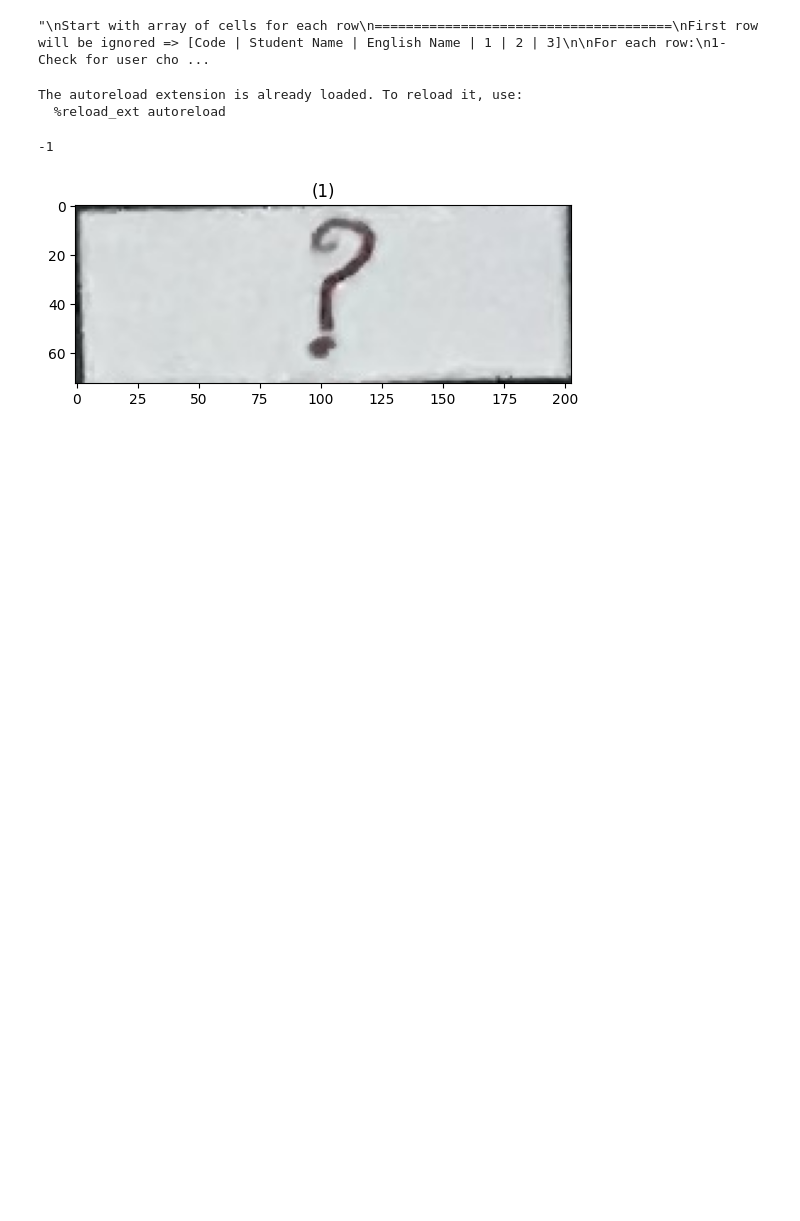
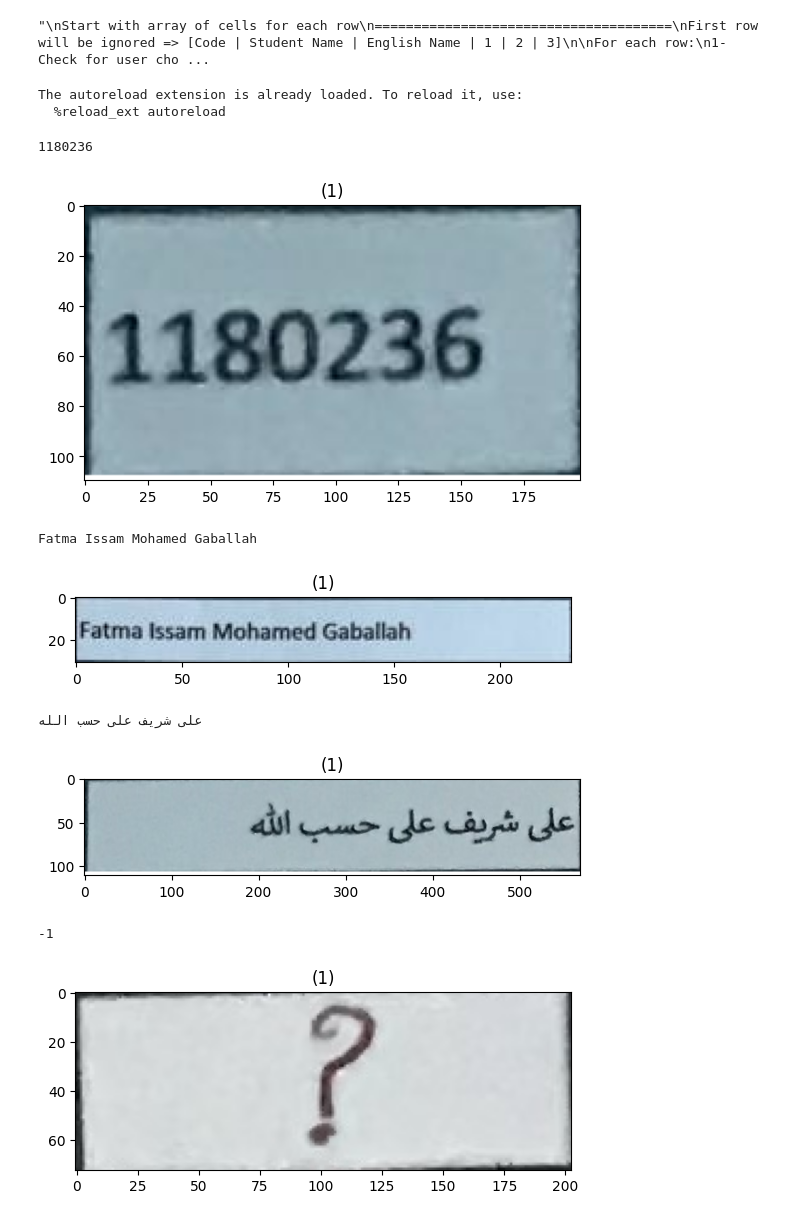
Before and after one commit to AhmedAlaa2024/Grade-Auto-Filler, a Jupyter notebook: Code/detectionPhase.ipynb, the cells around one changed output. Cells and saved outputs as stored; diff of their text form; code cells hidden in the pictures; blank space fills up the shorter version.

Commit message:
Finish detection phase without detect numbers

```diff
--- a/Code/detectionPhase.ipynb
+++ b/Code/detectionPhase.ipynb
@@ -42,26 +42,34 @@ pytesseract.pytesseract.tesseract_cmd = r'C:\Users\iiBesh00\AppData\Local\Tesser
 # %%
 def getCodeOrName(img, ara=False):
 	'''
-	img: Gray level image
+	img: Original image
 	ara: False for codes and english names, True for arabic name
 	'''
+	gray = cv2.cvtColor(img, cv2.COLOR_BGR2GRAY)
 	# get the string from the image and split it to get the wanted part
 	text = ""
 	if ara:
-		_, threshImg = cv2.threshold(img, 0, 255, cv2.THRESH_BINARY + cv2.THRESH_OTSU)
+		threshImg = cv2.threshold(gray, 0, 255, cv2.THRESH_BINARY + cv2.THRESH_OTSU)[1]
 		text = pytesseract.image_to_string(threshImg, lang="ara")
 	else:
-		text = pytesseract.image_to_string(img)
+		text = pytesseract.image_to_string(gray)
 	return text.split('\n')[0]
 
-# img = cv2.imread("./Samples/Detection phase samples/code.png", cv2.IMREAD_GRAYSCALE)
-# print(getCodeOrName(img))
-# show_images([img])
+img = cv2.imread("./Samples/Detection phase samples/code.png")
+print(getCodeOrName(img))
+show_images([img])
 
-# img = cv2.imread("./Samples/Detection phase samples/english name.png", cv2.IMREAD_GRAYSCALE)
-# print(getCodeOrName(img))
-# show_images([img])
+img = cv2.imread("./Samples/Detection phase samples/english name.png")
+print(getCodeOrName(img))
+show_images([img])
 
-# img = cv2.imread("./Samples/Detection phase samples/arabic name2.png", cv2.IMREAD_GRAYSCALE)
-# print(getCodeOrName(img, True))
-# show_images([img])
+img = cv2.imread("./Samples/Detection phase samples/arabic name2.png")
+print(getCodeOrName(img, True))
+show_images([img])
+# %% [output]
+1180236
+[figure, added]
+Fatma Issam Mohamed Gaballah
+[figure, added]
+على شريف على حسب الله
+[figure, added]
```
Also changed, not shown: parts of 3 cells of this notebook.
